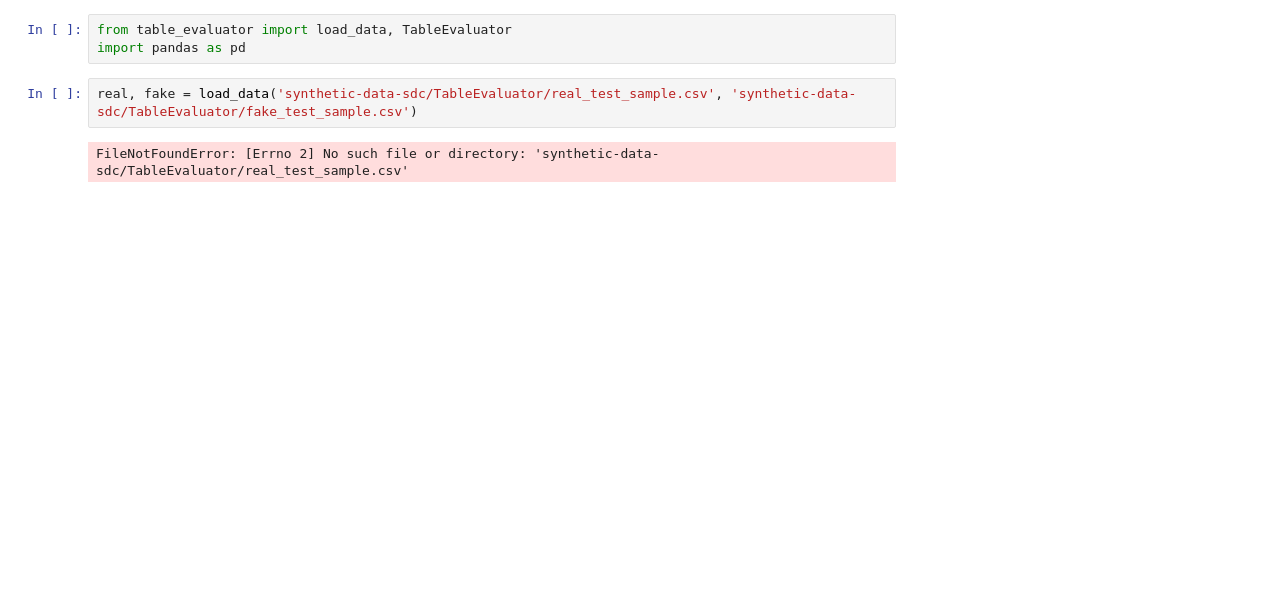
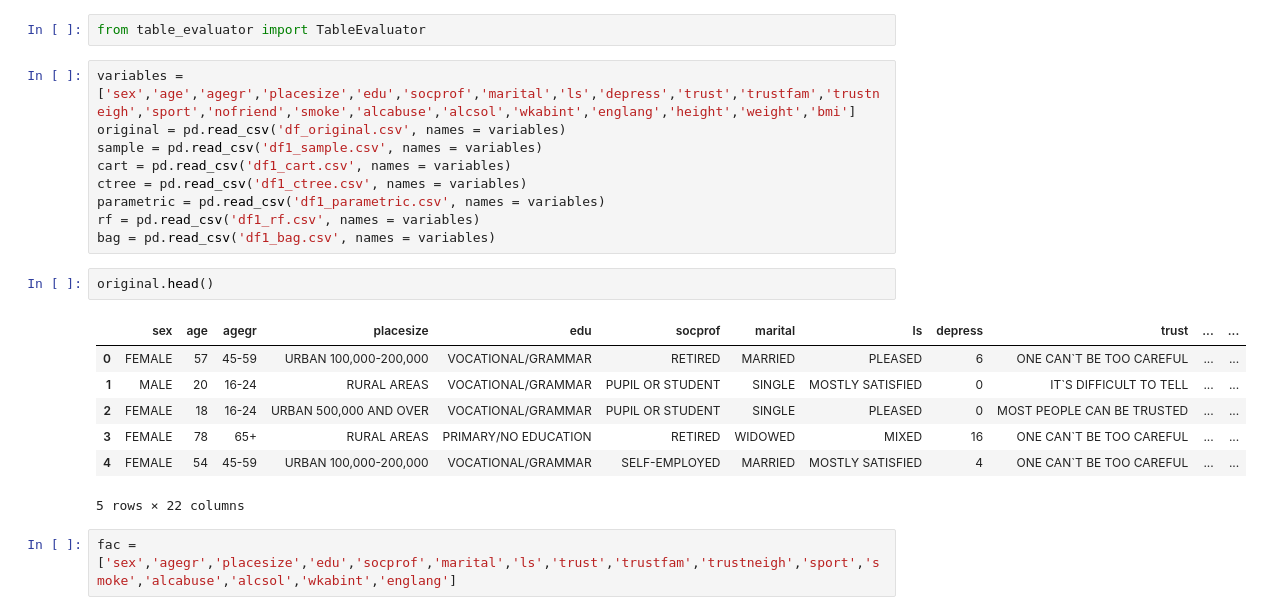
Before and after one commit to InseeFrLab/synthetic-data-sdc, a Jupyter notebook: TableEvaluator/Table_evaluator.ipynb, the cells around one changed output. Drawn from its saved outputs; the diff is of its cells as text; blank space fills up the shorter version.

```diff
--- a/TableEvaluator/Table_evaluator.ipynb
+++ b/TableEvaluator/Table_evaluator.ipynb
@@ -1,7 +1,23 @@
 # %%
-from table_evaluator import load_data, TableEvaluator
-import pandas as pd
+from table_evaluator import TableEvaluator
 # %%
-real, fake = load_data('synthetic-data-sdc/TableEvaluator/real_test_sample.csv', 'synthetic-data-sdc/TableEvaluator/fake_test_sample.csv')
+variables = ['sex','age','agegr','placesize','edu','socprof','marital','ls','depress','trust','trustfam','trustneigh','sport','nofriend','smoke','alcabuse','alcsol','wkabint','englang','height','weight','bmi']
+original = pd.read_csv('df_original.csv', names = variables)
+sample = pd.read_csv('df1_sample.csv', names = variables)
+cart = pd.read_csv('df1_cart.csv', names = variables)
+ctree = pd.read_csv('df1_ctree.csv', names = variables)
+parametric = pd.read_csv('df1_parametric.csv', names = variables)
+rf = pd.read_csv('df1_rf.csv', names = variables)
+bag = pd.read_csv('df1_bag.csv', names = variables)
-# %% [output]
-FileNotFoundError: [Errno 2] No such file or directory: 'synthetic-data-sdc/TableEvaluator/real_test_sample.csv'
+# %%
+original.head()
+# %% [output]
+|  | sex | age | agegr | placesize | edu | socprof | marital | ls | depress | trust | ... | ... |
+| 0 | FEMALE | 57 | 45-59 | URBAN 100,000-200,000 | VOCATIONAL/GRAMMAR | RETIRED | MARRIED | PLEASED | 6 | ONE CAN`T BE TOO CAREFUL | ... | ... |
+| 1 | MALE | 20 | 16-24 | RURAL AREAS | VOCATIONAL/GRAMMAR | PUPIL OR STUDENT | SINGLE | MOSTLY SATISFIED | 0 | IT`S DIFFICULT TO TELL | ... | ... |
+| 2 | FEMALE | 18 | 16-24 | URBAN 500,000 AND OVER | VOCATIONAL/GRAMMAR | PUPIL OR STUDENT | SINGLE | PLEASED | 0 | MOST PEOPLE CAN BE TRUSTED | ... | ... |
+| 3 | FEMALE | 78 | 65+ | RURAL AREAS | PRIMARY/NO EDUCATION | RETIRED | WIDOWED | MIXED | 16 | ONE CAN`T BE TOO CAREFUL | ... | ... |
+| 4 | FEMALE | 54 | 45-59 | URBAN 100,000-200,000 | VOCATIONAL/GRAMMAR | SELF-EMPLOYED | MARRIED | MOSTLY SATISFIED | 4 | ONE CAN`T BE TOO CAREFUL | ... | ... |
+5 rows × 22 columns
+# %%
+fac = ['sex','agegr','placesize','edu','socprof','marital','ls','trust','trustfam','trustneigh','sport','smoke','alcabuse','alcsol','wkabint','englang']
```
Also changed, not shown: parts of 5 cells of this notebook, 1 other file.
